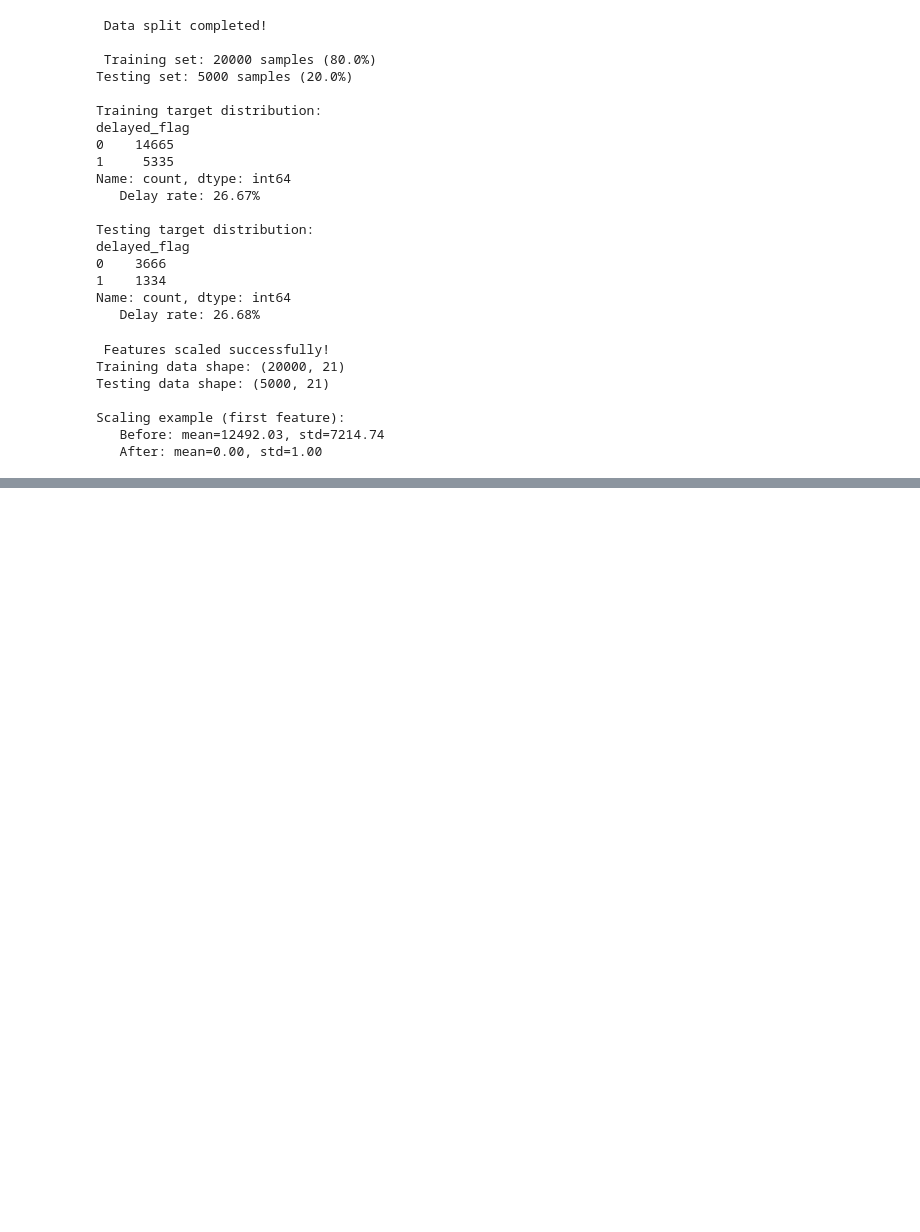
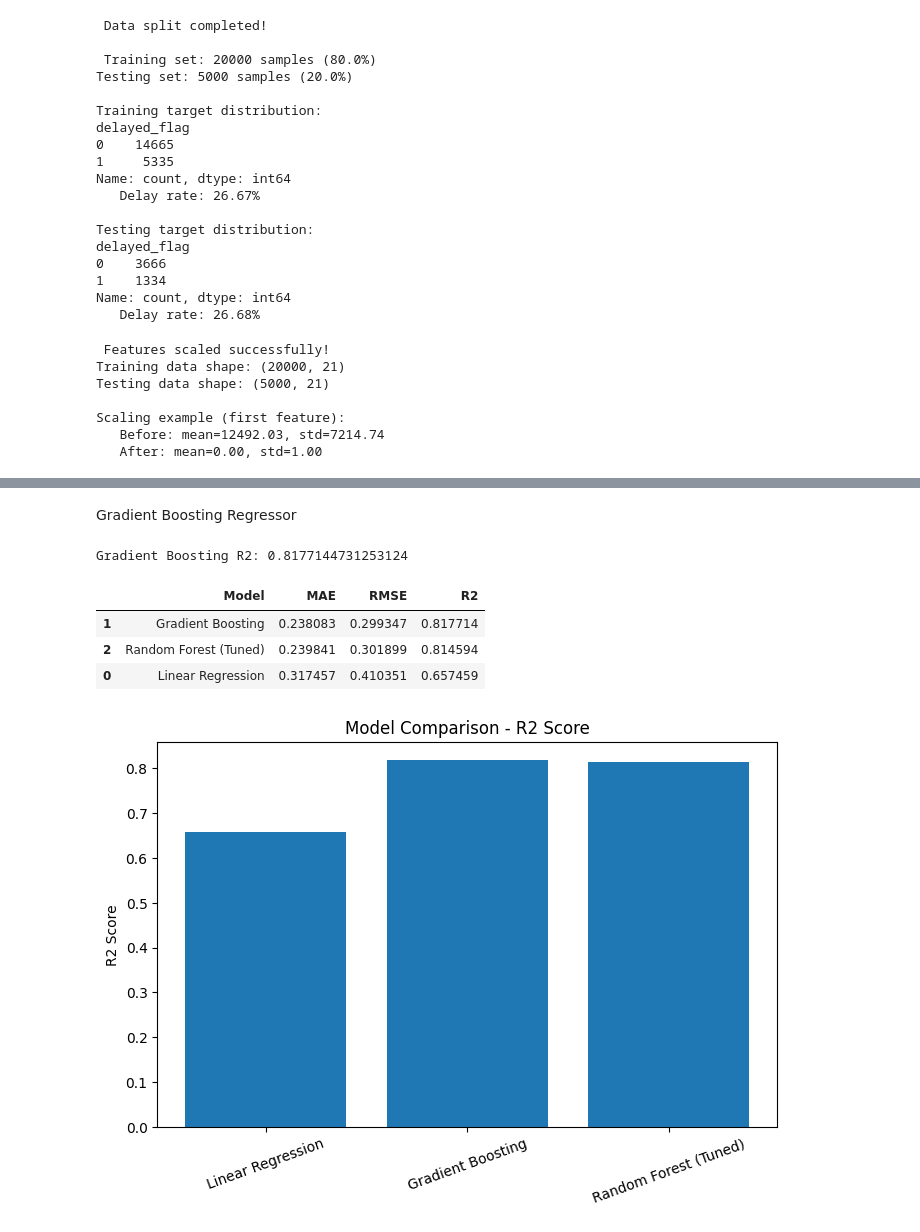
Before and after one commit to Ronal-Thomas/ETA-Delay-Prediction-Logistics, a Jupyter notebook: ETA_Delay_Prediction (1).ipynb, the cells around one changed output, grey strips where cells are left out. Saved outputs shown, nothing was run; the diff lists cells and outputs as text; code cells hidden in the pictures; blank space fills up the shorter version.

```diff
--- a/ETA_Delay_Prediction (1).ipynb
+++ b/ETA_Delay_Prediction (1).ipynb
@@ -766,0 +992,7 @@ Scaling example (first feature):
+# %%
+from sklearn.ensemble import RandomForestRegressor
+
+rf_pipeline = Pipeline([
+    ("preprocessor", preprocessor),
+    ("model", RandomForestRegressor(random_state=42))
+])
@@ -766,0 +1077,66 @@ Scaling example (first feature):
+# %% [markdown]
+Gradient Boosting Regressor
+# %%
+from sklearn.ensemble import GradientBoostingRegressor
+
+gb_pipeline = Pipeline([
+    ("preprocessor", preprocessor),
+    ("model", GradientBoostingRegressor(random_state=42))
+])
+
+gb_pipeline.fit(X_train, y_train)
+
+y_pred_gb = gb_pipeline.predict(X_test)
+
+gb_mae = mean_absolute_error(y_test, y_pred_gb)
+gb_rmse = np.sqrt(mean_squared_error(y_test, y_pred_gb))
+gb_r2 = r2_score(y_test, y_pred_gb)
+
+print("Gradient Boosting R2:", gb_r2)
+# %% [output]
+Gradient Boosting R2: 0.8177144731253124
+# %%
+rf_mae = mean_absolute_error(y_test, y_pred_tuned)
+rf_rmse = np.sqrt(mean_squared_error(y_test, y_pred_tuned))
+rf_r2 = r2_score(y_test, y_pred_tuned)
+# %%
+results = pd.DataFrame({
+    "Model": [
+        "Linear Regression",
+        "Gradient Boosting",
+        "Random Forest (Tuned)"
+    ],
+    "MAE": [
+        lr_mae,
+        gb_mae,
+        rf_mae
+    ],
+    "RMSE": [
+        lr_rmse,
+        gb_rmse,
+        rf_rmse
+    ],
+    "R2": [
+        lr_r2,
+        gb_r2,
+        rf_r2
+    ]
+})
+
+results.sort_values(by="R2", ascending=False)
+# %% [output]
+|  | Model | MAE | RMSE | R2 |
+| 1 | Gradient Boosting | 0.238083 | 0.299347 | 0.817714 |
+| 2 | Random Forest (Tuned) | 0.239841 | 0.301899 | 0.814594 |
+| 0 | Linear Regression | 0.317457 | 0.410351 | 0.657459 |
+# %%
+import matplotlib.pyplot as plt
+
+plt.figure(figsize=(8,5))
+plt.bar(results["Model"], results["R2"])
+plt.title("Model Comparison - R2 Score")
+plt.ylabel("R2 Score")
+plt.xticks(rotation=20)
+plt.show()
+# %% [output]
+[figure, added]
```
Also changed, not shown: parts of 47 cells of this notebook.
